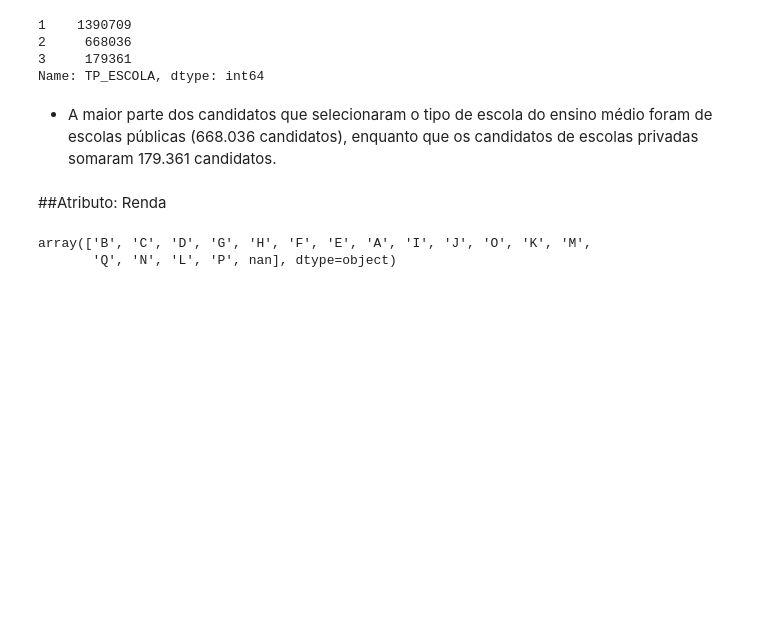
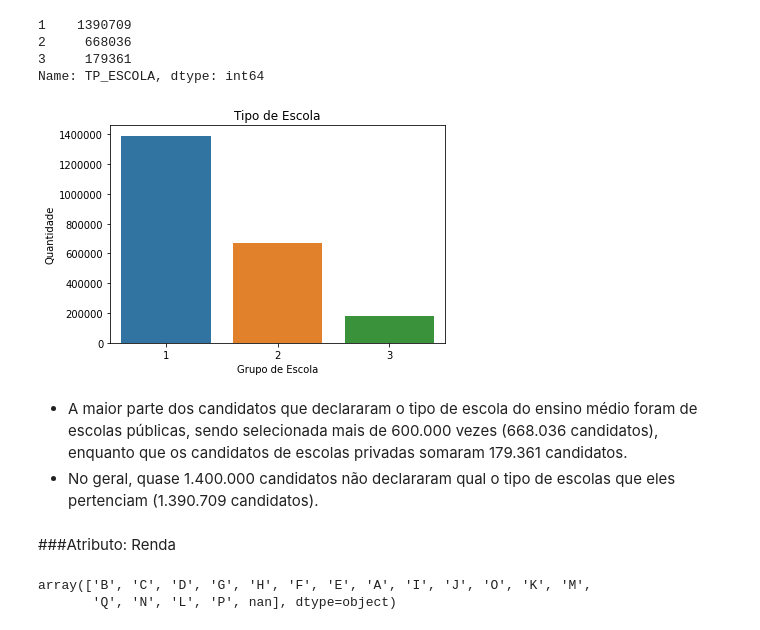
Before and after one commit to GabrielCdev/INEP_dataset_analysis, a Jupyter notebook: INEP_Dataset_Analysis.ipynb, the cells around one changed output. Drawn from its saved outputs; the diff is of its cells as text; code cells hidden in the pictures; blank space fills up the shorter version.

```diff
--- a/INEP_Dataset_Analysis.ipynb
+++ b/INEP_Dataset_Analysis.ipynb
@@ -389,10 +426,23 @@ enem_df['TP_ESCOLA'].value_counts(sort=True)
 2     668036
 3     179361
 Name: TP_ESCOLA, dtype: int64
+# %%
+ax = sns.countplot(enem_df['TP_ESCOLA'])
+
+# Adicionando título e rótulos aos eixos
+ax.set_title('Tipo de Escola')
+ax.ticklabel_format(style='plain', axis='y')
+ax.set_ylabel('Quantidade')
+ax.set_xlabel('Grupo de Escola')
+
+plt.show()
+# %% [output]
+[figure, added]
 # %% [markdown]
-- A maior parte dos candidatos que selecionaram o tipo de escola do ensino médio foram de escolas públicas (668.036 candidatos), enquanto que os candidatos de escolas privadas somaram 179.361 candidatos.
+- A maior parte dos candidatos que declararam o tipo de escola do ensino médio foram de escolas públicas, sendo selecionada mais de 600.000 vezes (668.036 candidatos), enquanto que os candidatos de escolas privadas somaram 179.361 candidatos.
+- No geral, quase 1.400.000 candidatos não declararam qual o tipo de escolas que eles pertenciam (1.390.709 candidatos).
 # %% [markdown]
-##Atributo: Renda
+###Atributo: Renda
 # %%
 enem_df['RENDA'].unique()
 # %% [output]
```
Also changed, not shown: parts of 62 cells of this notebook.
